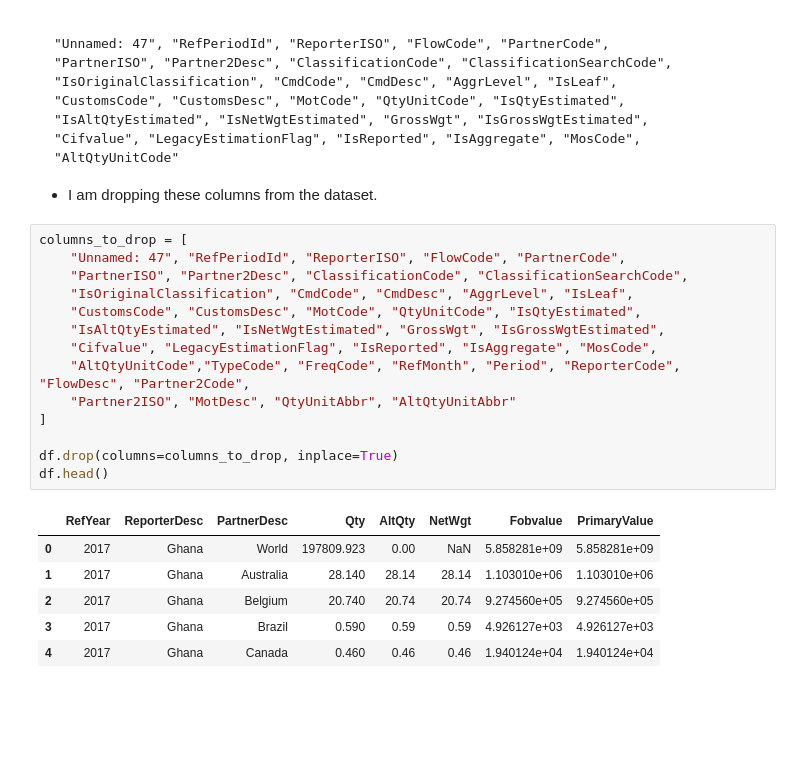
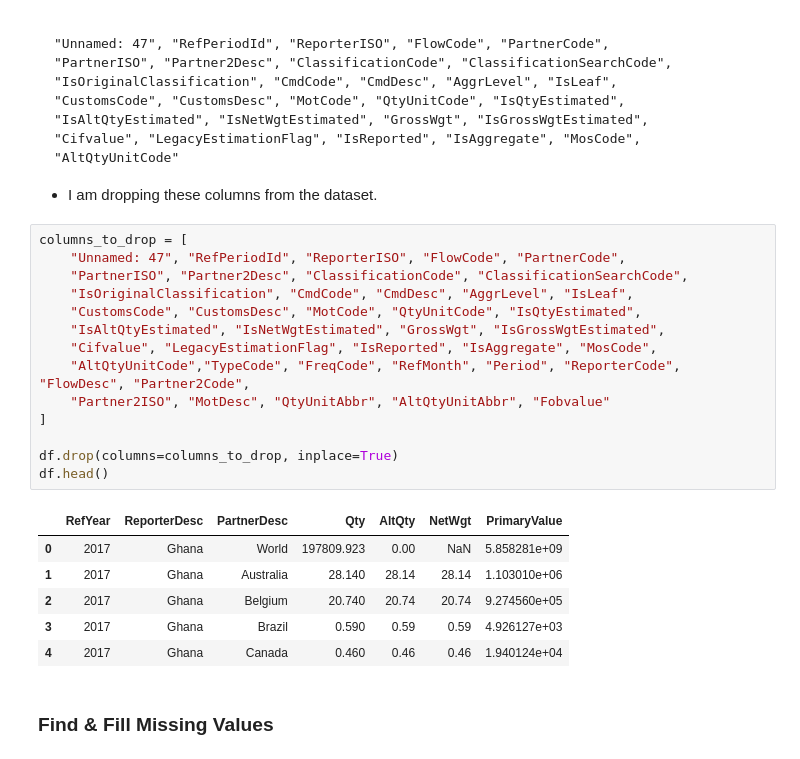
Before and after one commit to MrEktirir/Gold_Trade, a Jupyter notebook: Ghana_Nigeria_Gold_Trade_Analysis.ipynb, the cells around one changed output. Drawn from its saved outputs; the diff is of its cells as text; blank space fills up the shorter version.

```diff
--- a/Ghana_Nigeria_Gold_Trade_Analysis.ipynb
+++ b/Ghana_Nigeria_Gold_Trade_Analysis.ipynb
@@ -352,21 +352,23 @@ for n in numerical_vars:
 # %%
 columns_to_drop = [
     "Unnamed: 47", "RefPeriodId", "ReporterISO", "FlowCode", "PartnerCode",
     "PartnerISO", "Partner2Desc", "ClassificationCode", "ClassificationSearchCode",
     "IsOriginalClassification", "CmdCode", "CmdDesc", "AggrLevel", "IsLeaf",
     "CustomsCode", "CustomsDesc", "MotCode", "QtyUnitCode", "IsQtyEstimated",
     "IsAltQtyEstimated", "IsNetWgtEstimated", "GrossWgt", "IsGrossWgtEstimated",
     "Cifvalue", "LegacyEstimationFlag", "IsReported", "IsAggregate", "MosCode",
     "AltQtyUnitCode","TypeCode", "FreqCode", "RefMonth", "Period", "ReporterCode", "FlowDesc", "Partner2Code",
-    "Partner2ISO", "MotDesc", "QtyUnitAbbr", "AltQtyUnitAbbr"
+    "Partner2ISO", "MotDesc", "QtyUnitAbbr", "AltQtyUnitAbbr", "Fobvalue"
 ]
 
 df.drop(columns=columns_to_drop, inplace=True)
 df.head()
 # %% [output]
-|  | RefYear | ReporterDesc | PartnerDesc | Qty | AltQty | NetWgt | Fobvalue | PrimaryValue |
-| 0 | 2017 | Ghana | World | 197809.923 | 0.00 | NaN | 5.858281e+09 | 5.858281e+09 |
-| 1 | 2017 | Ghana | Australia | 28.140 | 28.14 | 28.14 | 1.103010e+06 | 1.103010e+06 |
-| 2 | 2017 | Ghana | Belgium | 20.740 | 20.74 | 20.74 | 9.274560e+05 | 9.274560e+05 |
-| 3 | 2017 | Ghana | Brazil | 0.590 | 0.59 | 0.59 | 4.926127e+03 | 4.926127e+03 |
-| 4 | 2017 | Ghana | Canada | 0.460 | 0.46 | 0.46 | 1.940124e+04 | 1.940124e+04 |
+|  | RefYear | ReporterDesc | PartnerDesc | Qty | AltQty | NetWgt | PrimaryValue |
+| 0 | 2017 | Ghana | World | 197809.923 | 0.00 | NaN | 5.858281e+09 |
+| 1 | 2017 | Ghana | Australia | 28.140 | 28.14 | 28.14 | 1.103010e+06 |
+| 2 | 2017 | Ghana | Belgium | 20.740 | 20.74 | 20.74 | 9.274560e+05 |
+| 3 | 2017 | Ghana | Brazil | 0.590 | 0.59 | 0.59 | 4.926127e+03 |
+| 4 | 2017 | Ghana | Canada | 0.460 | 0.46 | 0.46 | 1.940124e+04 |
+# %% [markdown]
+### Find & Fill Missing Values
```
Also changed, not shown: parts of 6 cells of this notebook.
